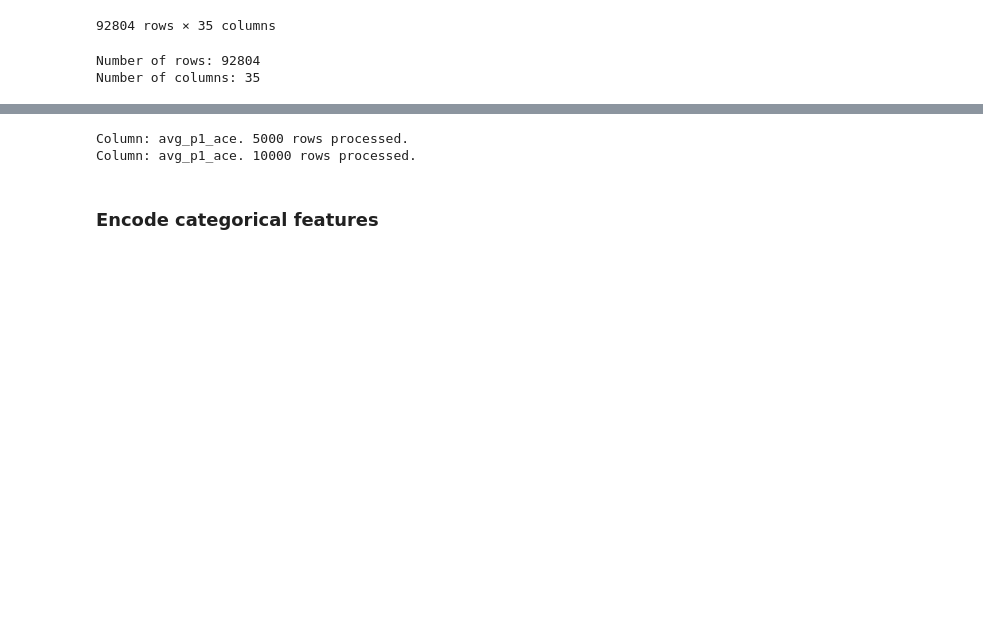
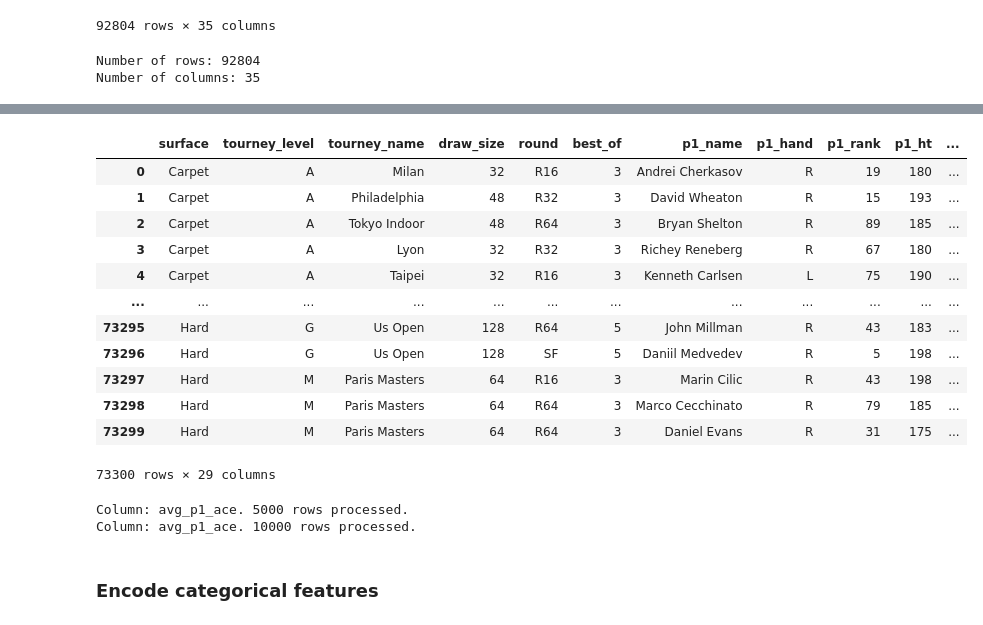
Before and after one commit to joao-oak/Big-Data-Spark, a Jupyter notebook: feature_engineering.ipynb, the cells around one changed output, grey strips where cells are left out. Drawn from its saved outputs; the diff is of its cells as text; code cells hidden in the pictures; blank space fills up the shorter version.

```diff
--- a/feature_engineering.ipynb
+++ b/feature_engineering.ipynb
@@ -257,3 +308,20 @@ show(clean_df.select(['avg_p1_ace', 'avg_p2_ace']))
+# %%
+final_df = final_df.dropna()
+show(final_df)
+# %% [output]
+|  | surface | tourney_level | tourney_name | draw_size | round | best_of | p1_name | p1_hand | p1_rank | p1_ht | ... |
+| 0 | Carpet | A | Milan | 32 | R16 | 3 | Andrei Cherkasov | R | 19 | 180 | ... |
+| 1 | Carpet | A | Philadelphia | 48 | R32 | 3 | David Wheaton | R | 15 | 193 | ... |
+| 2 | Carpet | A | Tokyo Indoor | 48 | R64 | 3 | Bryan Shelton | R | 89 | 185 | ... |
+| 3 | Carpet | A | Lyon | 32 | R32 | 3 | Richey Reneberg | R | 67 | 180 | ... |
+| 4 | Carpet | A | Taipei | 32 | R16 | 3 | Kenneth Carlsen | L | 75 | 190 | ... |
+| ... | ... | ... | ... | ... | ... | ... | ... | ... | ... | ... | ... |
+| 73295 | Hard | G | Us Open | 128 | R64 | 5 | John Millman | R | 43 | 183 | ... |
+| 73296 | Hard | G | Us Open | 128 | SF | 5 | Daniil Medvedev | R | 5 | 198 | ... |
+| 73297 | Hard | M | Paris Masters | 64 | R16 | 3 | Marin Cilic | R | 43 | 198 | ... |
+| 73298 | Hard | M | Paris Masters | 64 | R64 | 3 | Marco Cecchinato | R | 79 | 185 | ... |
+| 73299 | Hard | M | Paris Masters | 64 | R64 | 3 | Daniel Evans | R | 31 | 175 | ... |
+73300 rows × 29 columns
 # %%
 # Original Pandas algorithm
 '''
```
Also changed, not shown: parts of 8 cells of this notebook.
